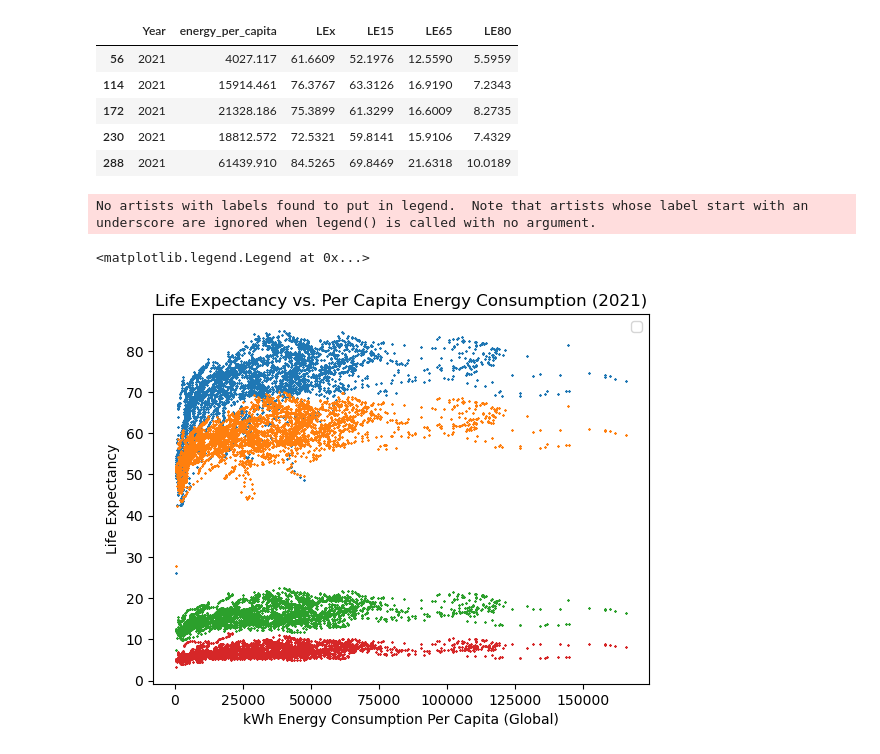
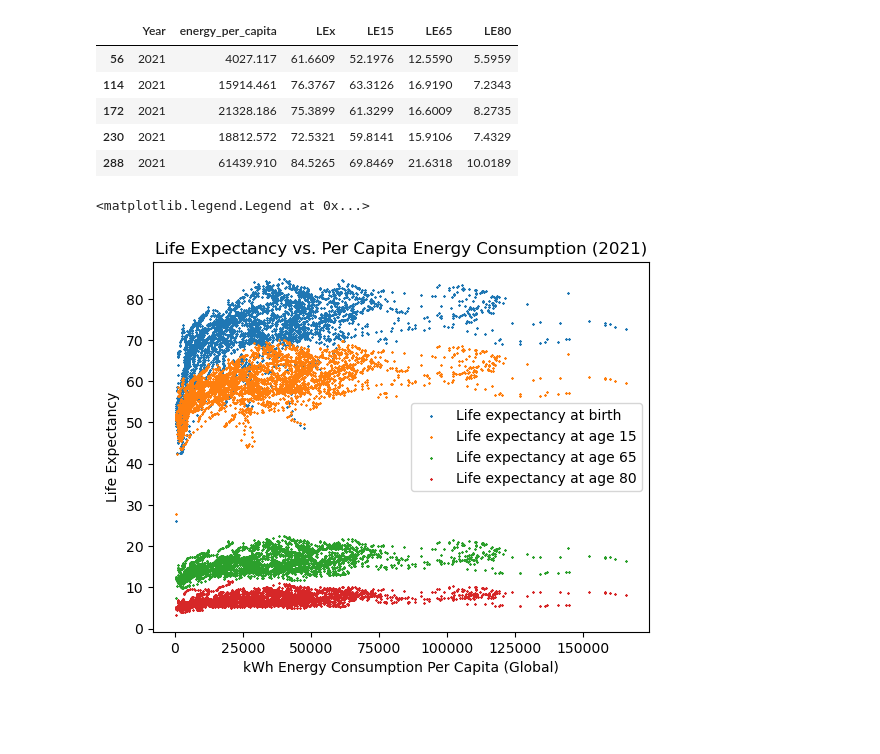
Before and after one commit to Faith-Hall/Group-Project-1, a Jupyter notebook: analysis_1.ipynb, the cells around one changed output. Drawn from its saved outputs; the diff is of its cells as text; code cells hidden in the pictures; blank space fills up the shorter version.

Commit message:
plot + legend

```diff
--- a/analysis_1.ipynb
+++ b/analysis_1.ipynb
@@ -58,18 +58,16 @@ energy_per_capita = reduced_df["energy_per_capita"]
 x_axis = energy_per_capita
 # %%
 # graphs/plots
-plt.scatter(x_axis, LEx, marker="x", s=1)
-plt.scatter(x_axis, LE15, marker="x", s=1)
-plt.scatter(x_axis, LE65, marker="x", s=1)
-plt.scatter(x_axis, LE80, marker="x", s=1)
+plt.scatter(x_axis, LEx, marker="x", s=1, label = "Life expectancy at birth")
+plt.scatter(x_axis, LE15, marker="x", s=1, label = "Life expectancy at age 15")
+plt.scatter(x_axis, LE65, marker="x", s=1, label = "Life expectancy at age 65")
+plt.scatter(x_axis, LE80, marker="x", s=1, label = "Life expectancy at age 80")
 
 plt.title("Life Expectancy vs. Per Capita Energy Consumption (2021)")
 plt.xlabel("kWh Energy Consumption Per Capita (Global)")
 plt.ylabel("Life Expectancy")
 
-legend()
 plt.legend(loc='best')
 # %% [output]
-No artists with labels found to put in legend.  Note that artists whose label start with an underscore are ignored when legend() is called with no argument.
+<matplotlib.legend.Legend at 0x...>
-<matplotlib.legend.Legend at 0x...>
-[figure, old version]
+[figure, new version]
```
Also changed, not shown: parts of 1 cell of this notebook.
